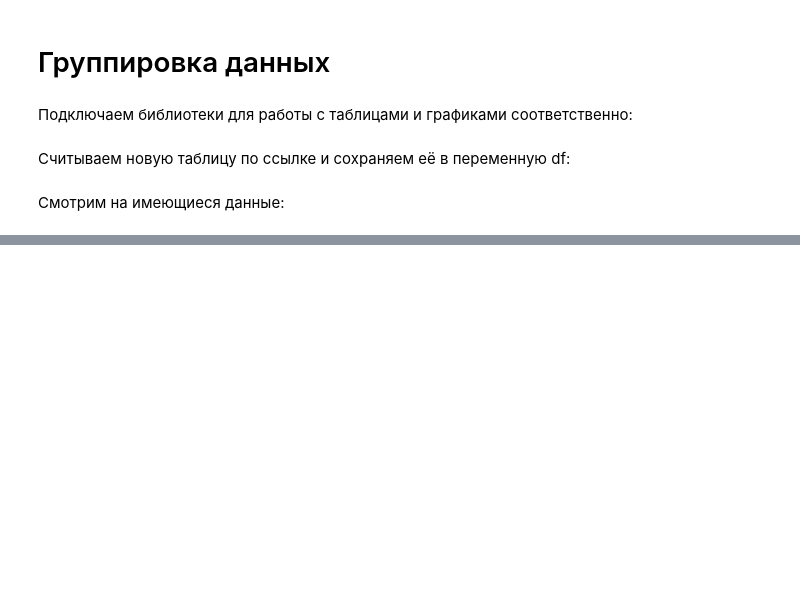
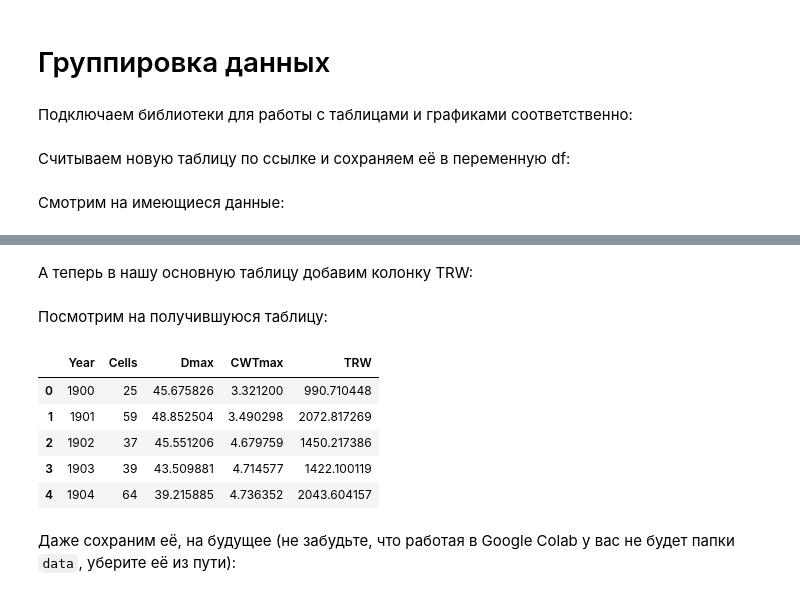
Before and after one commit to mikewellmeansme/biological-statistics-course, a Jupyter notebook: lesson_006.ipynb, the cells around one changed output, grey strips where cells are left out. Saved outputs shown, nothing was run; the diff lists cells and outputs as text; code cells hidden in the pictures; blank space fills up the shorter version.

```diff
--- a/lesson_006.ipynb
+++ b/lesson_006.ipynb
@@ -124,0 +192,2 @@ df.head()
+# %%
+grouped_data = df.groupby('Year').max().reset_index()
@@ -124,0 +205,2 @@ df.head()
+# %%
+grouped_data = grouped_data.rename(columns={'№':'Cells', 'Dmean': 'Dmax', 'CWTmean': 'CWTmax'})
@@ -124,0 +222,2 @@ df.head()
+# %%
+temp = df.groupby('Year').sum().reset_index()
@@ -124,0 +233,17 @@ df.head()
+# %% [markdown]
+А теперь в нашу основную таблицу добавим колонку TRW:
+# %%
+grouped_data['TRW'] = temp['Dmean'] + 2 * temp['CWTmean']
+# %% [markdown]
+Посмотрим на получившуюся таблицу:
+# %%
+grouped_data.head()
+# %% [output]
+|  | Year | Cells | Dmax | CWTmax | TRW |
+| 0 | 1900 | 25 | 45.675826 | 3.321200 | 990.710448 |
+| 1 | 1901 | 59 | 48.852504 | 3.490298 | 2072.817269 |
+| 2 | 1902 | 37 | 45.551206 | 4.679759 | 1450.217386 |
+| 3 | 1903 | 39 | 43.509881 | 4.714577 | 1422.100119 |
+| 4 | 1904 | 64 | 39.215885 | 4.736352 | 2043.604157 |
+# %% [markdown]
+Даже сохраним её, на будущее (не забудьте, что работая в Google Colab у вас не будет папки `data`, уберите её из пути):
```
Also changed, not shown: parts of 19 cells of this notebook.
